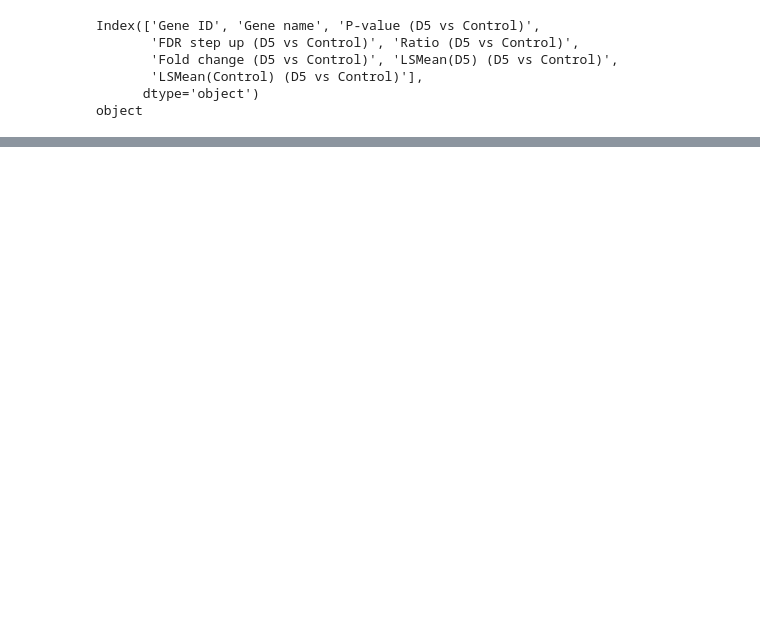
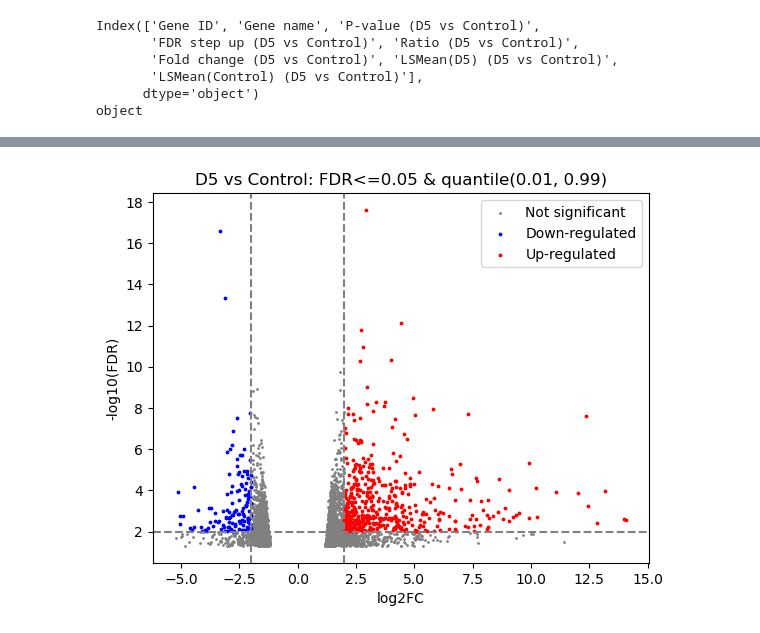
Before and after one commit to zbates1/Owens-Lab-RNASeq, a Jupyter notebook: Col1GFP_Sepsis/deg_analysis.ipynb, the cells around one changed output, grey strips where cells are left out. Saved outputs shown, nothing was run; the diff lists cells and outputs as text; code cells hidden in the pictures; blank space fills up the shorter version.

```diff
--- a/Col1GFP_Sepsis/deg_analysis.ipynb
+++ b/Col1GFP_Sepsis/deg_analysis.ipynb
@@ -34,0 +74,52 @@ ValueError: could not convert string to float: '?'
+# %%
+# # Handling non-numeric and zero values before applying log2
+df[fold_change_col_name] = pd.to_numeric(df[fold_change_col_name], errors='coerce').replace(0, np.nan)
+
+# # Adding a small value to handle zeroes and negative values if any
+# df['Fold change (D5 vs Control)'] += 1e-6
+
+# Applying log2 transformation
+# df['logFC'] = np.log2(df['Fold change (D5 vs Control)'])
+df['logFC'] = df[fold_change_col_name]
+
+# Plot non-significant points
+plt.scatter(
+    x=df['logFC'],
+    y=df[p_col_name].apply(lambda x: -np.log10(x)),
+    s=1,
+    label="Not significant",
+    color='grey'
+)
+
+# Highlight down- or up-regulated genes
+down = df[(df['logFC'] <= -2) & (df[p_col_name] <= 0.01)]
+up = df[(df['logFC'] >= 2) & (df[p_col_name] <= 0.01)]
+
+plt.scatter(
+    x=down['logFC'],
+    y=down[p_col_name].apply(lambda x: -np.log10(x)),
+    s=3,
+    label="Down-regulated",
+    color="blue"
+)
+plt.scatter(
+    x=up['logFC'],
+    y=up[p_col_name].apply(lambda x: -np.log10(x)),
+    s=3,
+    label="Up-regulated",
+    color="red"
+)
+
+# Axes and labels
+plt.title(f"{dataset} vs Control: FDR<=0.05 & quantile(0.01, 0.99)")
+plt.xlabel("log2FC")
+plt.ylabel("-log10(FDR)")
+plt.axvline(x=-2, color="grey", linestyle="--")
+plt.axvline(x=2, color="grey", linestyle="--")
+plt.axhline(y=2, color="grey", linestyle="--")  # Threshold for significance; adjust if different
+
+# Legend and plot display
+plt.legend()
+plt.show()
+# %% [output]
+[figure, added]
```
Also changed, not shown: parts of 6 cells of this notebook, 5 other files.
